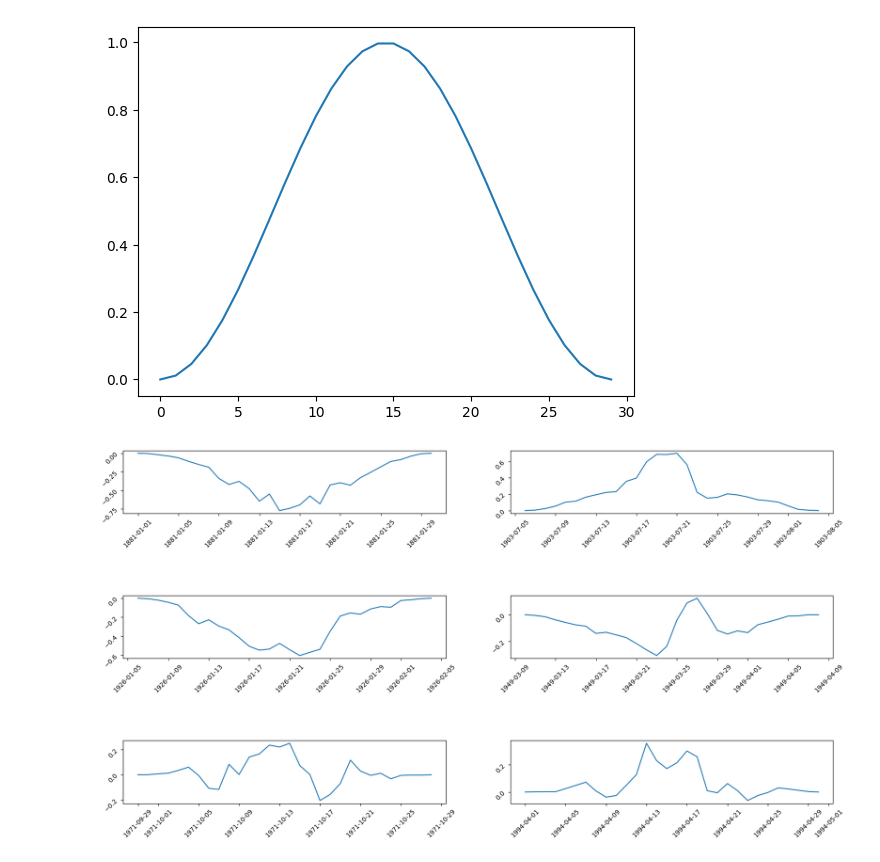
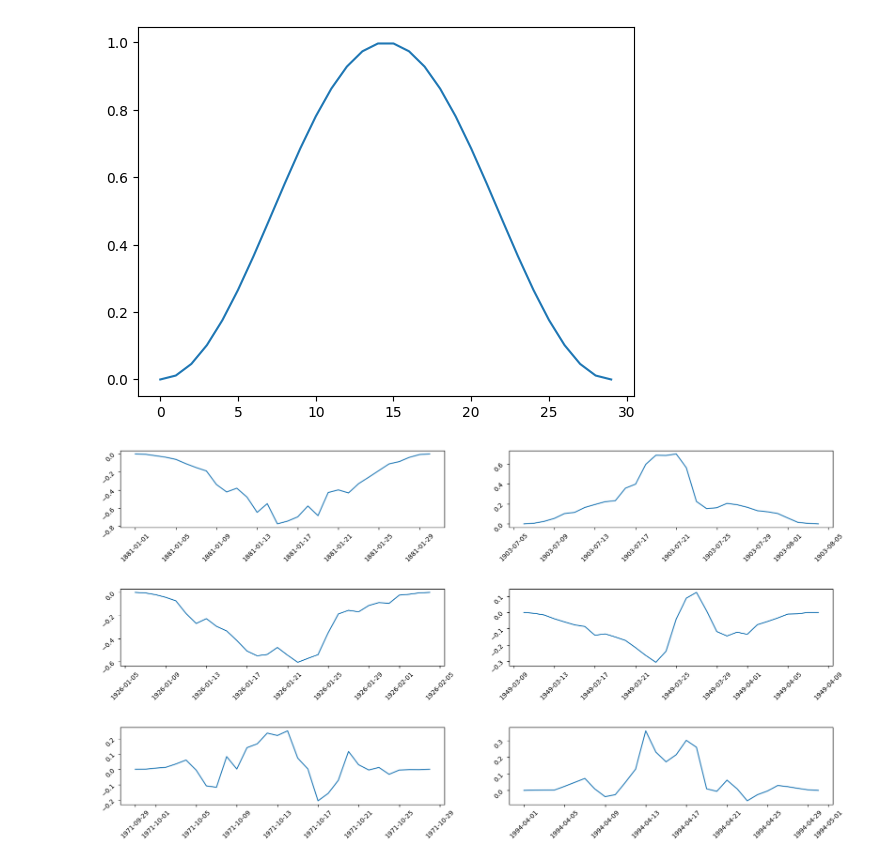
Before and after one commit to shopin32/optic-metrology, a Jupyter notebook: notebooks/Lab1-2.ipynb, the cells around one changed output. Cells and saved outputs as stored; diff of their text form; code cells hidden in the pictures.

```diff
--- a/notebooks/Lab1-2.ipynb
+++ b/notebooks/Lab1-2.ipynb
@@ -118,14 +118,14 @@ for segment in segments:
     })
 # %%
 fig, axes = plt.subplots(3,2, figsize=[20,10])
-fig.subplots_adjust(hspace=1.3)
+fig.subplots_adjust(hspace=0.8)
 step = len(segments) // 6
 counter = 0
 for i in range(3):
     for j in range(2):
         segment = windowed_segments[counter]
         axes[i,j].plot(segment['x'], segment['y'])
         axes[i,j].tick_params(labelrotation=45)
         counter += step
 # %% [output]
-[figure, old version]
+[figure, new version]
```
Also changed, not shown: parts of 3 cells of this notebook, 6 other files.
